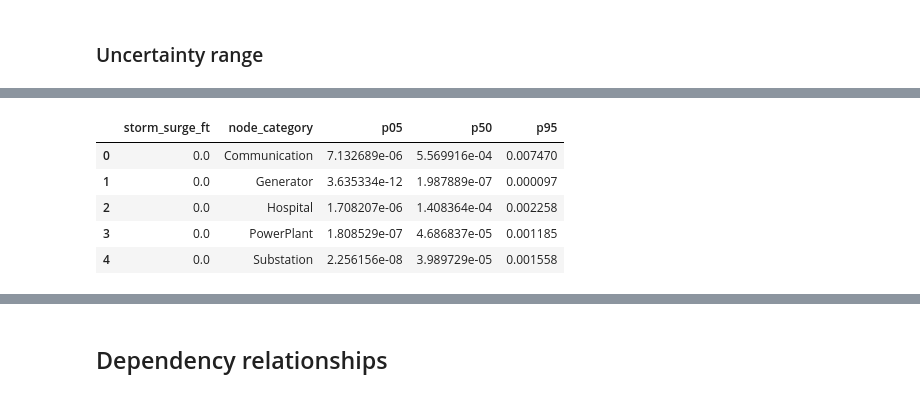
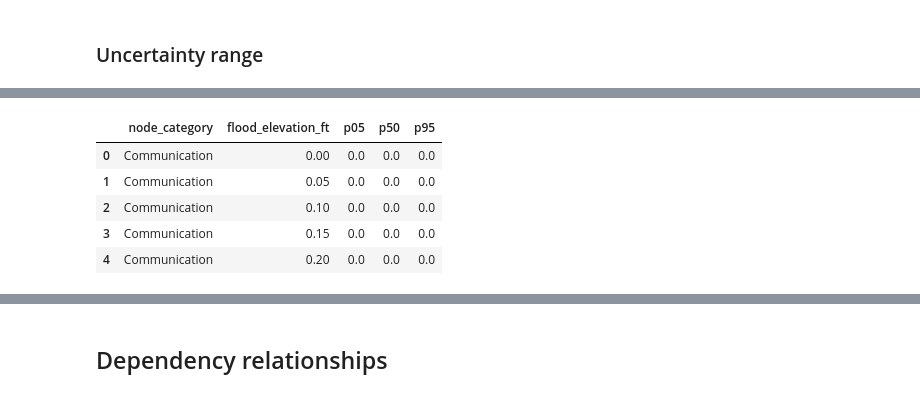
Before and after one commit to Sealxuyh/HCI-nexus, a Jupyter notebook: code/HealthPark.ipynb, the cells around one changed output, grey strips where cells are left out. Drawn from its saved outputs; the diff is of its cells as text; code cells hidden in the pictures.

```diff
--- a/code/HealthPark.ipynb
+++ b/code/HealthPark.ipynb
@@ -689,58 +699,49 @@ def p_total_failure_with_params(variable, storm_surge_ft, sampled_fragility_para
 # %%
-# ---------------------------------------------------------------------
-# Category-level fragility uncertainty bands
-# ---------------------------------------------------------------------
-
-def run_category_fragility_uncertainty_test(
-    surge_levels_ft=np.linspace(0, 18, 361),
+def run_fragility_uncertainty_band(
+    flood_grid_ft=np.linspace(0, 18, 361),
     n_samples=2000,
-    seed=20260727,
+    seed=42,
 ):
     rng = np.random.default_rng(seed)
     records = []
 
     for sample_id in range(n_samples):
-        sampled_params = sample_fragility_parameters(rng)
+        sampled_params = sample_fragility_parameters_from_ranges(rng)
 
         for _, row in sampled_params.iterrows():
-            category = row["node_category"]
-
-            for surge_ft in surge_levels_ft:
+            for flood_ft in flood_grid_ft:
                 records.append({
                     "sample_id": sample_id,
-                    "node_category": category,
-                    "storm_surge_ft": surge_ft,
-                    "p_flood_failure": sigmoid_fragility(
-                        surge_ft=surge_ft,
-                        x50_ft=row["x50_ft"],
-                        k=row["k"],
+                    "node_category": row["node_category"],
+                    "flood_elevation_ft": flood_ft,
+                    "p_flood_failure": logistic_fragility_with_threshold(
+                        flood_elevation_ft=flood_ft,
+                        threshold_ft=row["threshold_ft"],
+                        s=row["s"],
+                        n=row["n"],
                     ),
                 })
 
     return pd.DataFrame(records)
 
 
-category_uncertainty_results = run_category_fragility_uncertainty_test(
-    surge_levels_ft=np.linspace(0, 18, 361),
-    n_samples=2000,
-    seed=20260727,
-)
+fragility_uncertainty_results = run_fragility_uncertainty_band()
 
-category_uncertainty_summary = (
-    category_uncertainty_results
-    .groupby(["storm_surge_ft", "node_category"])["p_flood_failure"]
+fragility_uncertainty_summary = (
+    fragility_uncertainty_results
+    .groupby(["node_category", "flood_elevation_ft"])["p_flood_failure"]
     .quantile([0.05, 0.50, 0.95])
     .unstack()
     .reset_index()
     .rename(columns={0.05: "p05", 0.50: "p50", 0.95: "p95"})
 )
 
-category_uncertainty_summary.head()
+fragility_uncertainty_summary.head()
 # %% [output]
-|  | storm_surge_ft | node_category | p05 | p50 | p95 |
-| 0 | 0.0 | Communication | 7.132689e-06 | 5.569916e-04 | 0.007470 |
-| 1 | 0.0 | Generator | 3.635334e-12 | 1.987889e-07 | 0.000097 |
-| 2 | 0.0 | Hospital | 1.708207e-06 | 1.408364e-04 | 0.002258 |
-| 3 | 0.0 | PowerPlant | 1.808529e-07 | 4.686837e-05 | 0.001185 |
-| 4 | 0.0 | Substation | 2.256156e-08 | 3.989729e-05 | 0.001558 |
+|  | node_category | flood_elevation_ft | p05 | p50 | p95 |
+| 0 | Communication | 0.00 | 0.0 | 0.0 | 0.0 |
+| 1 | Communication | 0.05 | 0.0 | 0.0 | 0.0 |
+| 2 | Communication | 0.10 | 0.0 | 0.0 | 0.0 |
+| 3 | Communication | 0.15 | 0.0 | 0.0 | 0.0 |
+| 4 | Communication | 0.20 | 0.0 | 0.0 | 0.0 |
 # %%
```
Also changed, not shown: parts of 37 cells of this notebook, 1 other file.
